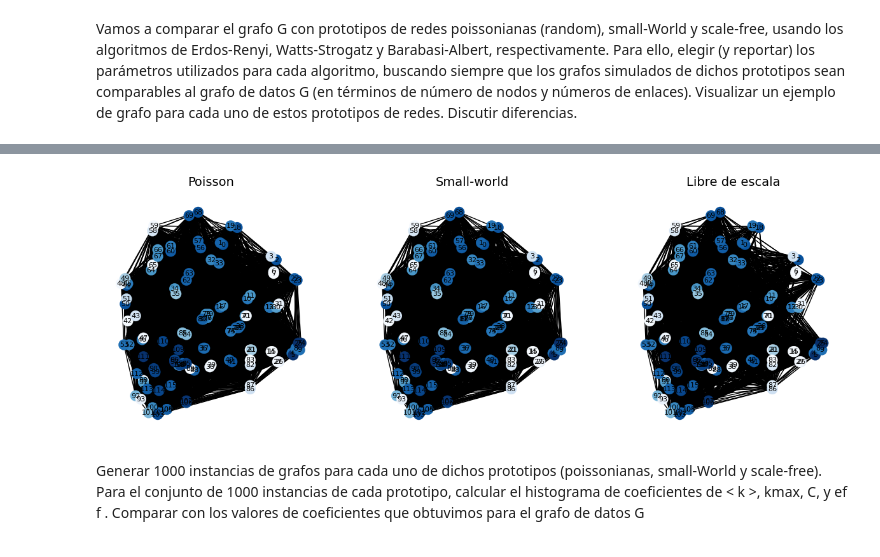
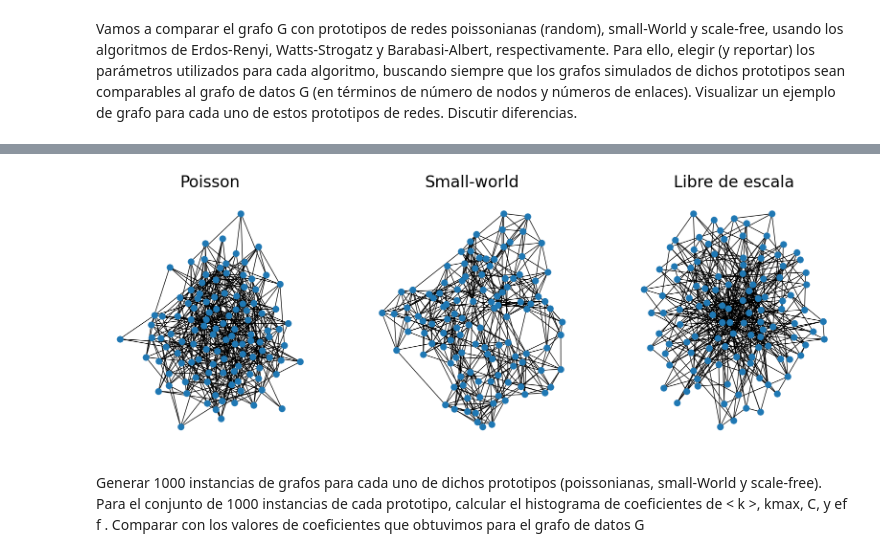
Before and after one commit to josesg998/dmecyt, a Jupyter notebook: preTP2/preTP2.ipynb, the cells around one changed output, grey strips where cells are left out. Drawn from its saved outputs; the diff is of its cells as text; code cells hidden in the pictures.

```diff
--- a/preTP2/preTP2.ipynb
+++ b/preTP2/preTP2.ipynb
@@ -82,7 +81,7 @@ def density_to_th(W, d):
     c = sorted(np.array(list(W[tril_idx].reshape(-1))), reverse=True)
     return c[int((len(c)-1)*d)]
 # %%
-densidad=0.1 # comparemos ambos estados con una densidad de enlaces de 10%
+densidad=0.08 # comparemos ambos estados con una densidad de enlaces de 10%
 
 thWake=density_to_th(matAdyacPesada, densidad)
 matAdyacNoPesada = matAdyacPesada>=thWake
@@ -226,26 +337,39 @@ G_scale_free = nx.barabasi_albert_graph(n, int(K/2))
 # %%
 #graficar los tres grafos en una misma figura
-plt.figure(figsize=(15,5))
+plt.figure(figsize=(20,7))
 plt.subplot(131)
-plt.title('Poisson', fontsize=14)
+plt.title('Poisson')#, fontsize=14)
 # hacer nx.draw con el color de cada nodo según "clustering"
-nx.draw(G_poisson, pos=layout, node_color=list(C.values()), with_labels=True,
-        node_size=150, cmap=plt.cm.Blues,
+nx.draw(G_poisson,
+        # pos=nx.circular_layout(G_poisson),
+        # node_color=list(C.values()),
+        # with_labels=True,
+        node_size=100,
+        cmap=plt.cm.Blues,
         linewidths=.1, font_size=8)
 plt.subplot(132)
-plt.title('Small-world', fontsize=14)
+plt.title('Small-world')#, fontsize=14)
 # hacer nx.draw con el color de cada nodo según "clustering"
-nx.draw(G_small_world, pos=layout, node_color=list(C.values()), with_labels=True,
-        node_size=150, cmap=plt.cm.Blues,
+nx.draw(G_small_world,
+        # pos=nx.circular_layout(G_small_world),
+        # node_color=list(C.values()),
+        # with_labels=True,
+        node_size=100,
+        cmap=plt.cm.Blues,
         linewidths=.1, font_size=8)
 plt.subplot(133)
-plt.title('Libre de escala', fontsize=14)
+plt.title('Libre de escala')#, fontsize=14)
 # hacer nx.draw con el color de cada nodo según "clustering"
-nx.draw(G_scale_free, pos=layout, node_color=list(C.values()), with_labels=True,
-        node_size=150, cmap=plt.cm.Blues,
+nx.draw(G_scale_free,
+        # pos=nx.circular_layout(G_scale_free),
+        # node_color=list(C.values()),
+        # with_labels=True,
+        node_size=100,
+        cmap=plt.cm.Blues,
         linewidths=.1, font_size=8)
+plt.savefig('proyecto_latex/imagenes/4_Sujeto2W.png');
 # %% [output]
-[figure, old version]
+[figure, new version]
 # %% [markdown]
 Generar 1000 instancias de grafos para cada uno de dichos prototipos (poissonianas, small-World y scale-free). Para el conjunto de 1000 instancias de cada prototipo, calcular el histograma de coeﬁcientes de < k >, kmax, C, y ef f . Comparar con los valores de coeﬁcientes que obtuvimos para el grafo de datos G
 # %%
```
Also changed, not shown: parts of 25 cells of this notebook, 6 other files.
